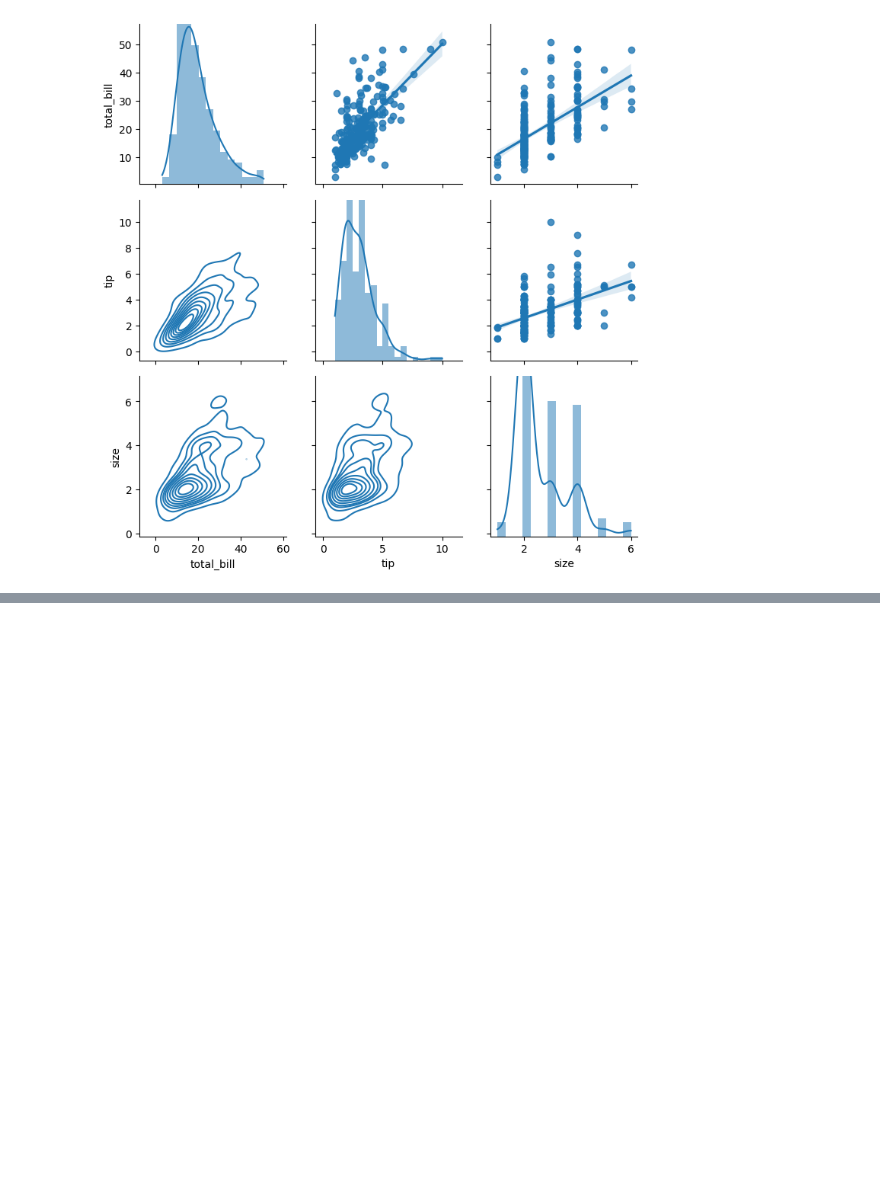
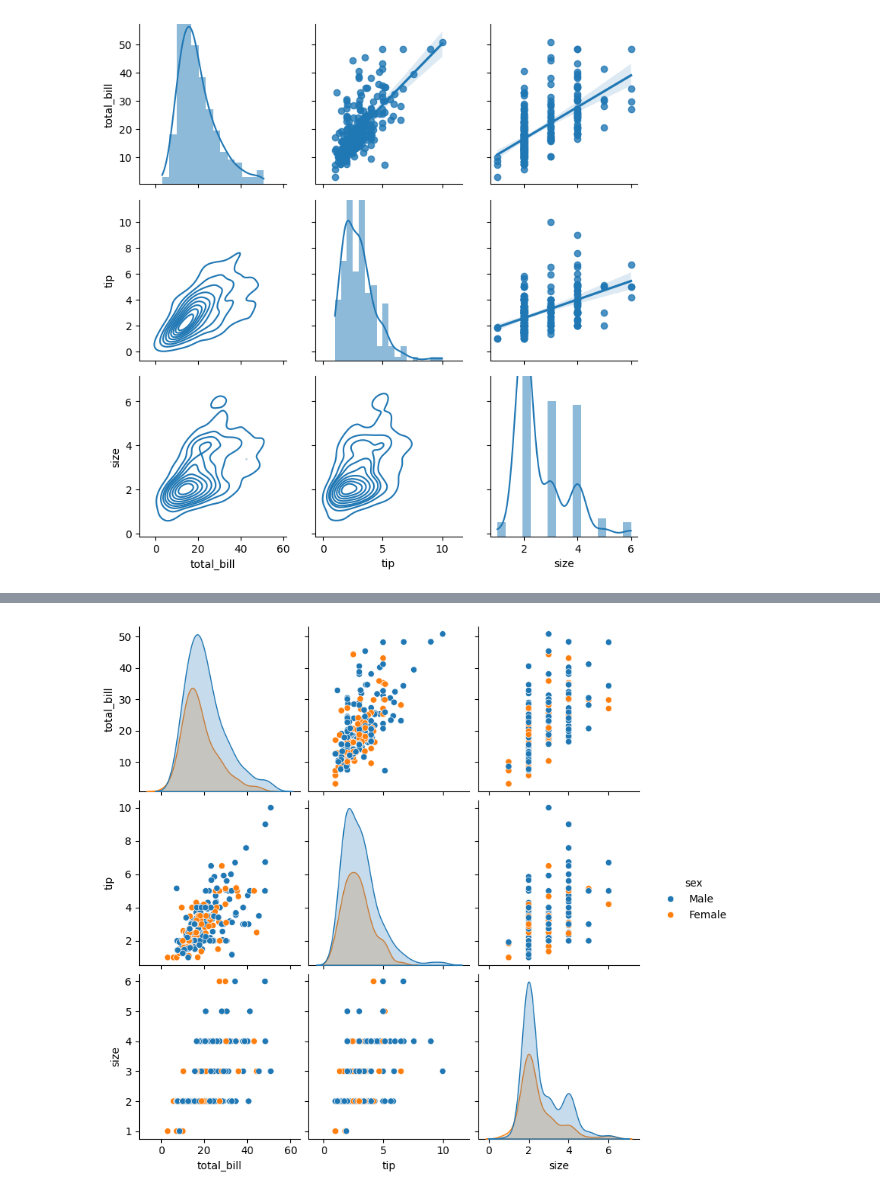
Before and after one commit to LuizGiehl/PFE, a Jupyter notebook: src/cap3.ipynb, the cells around one changed output, grey strips where cells are left out. Cells and saved outputs as stored; diff of their text form; code cells hidden in the pictures; blank space fills up the shorter version.

```diff
--- a/src/cap3.ipynb
+++ b/src/cap3.ipynb
@@ -443,0 +463,4 @@ plt.show()
+# %%
+fig = sns.pairplot(tips, hue='sex')
+# %% [output]
+[figure, added]
```
Also changed, not shown: parts of 10 cells of this notebook.
